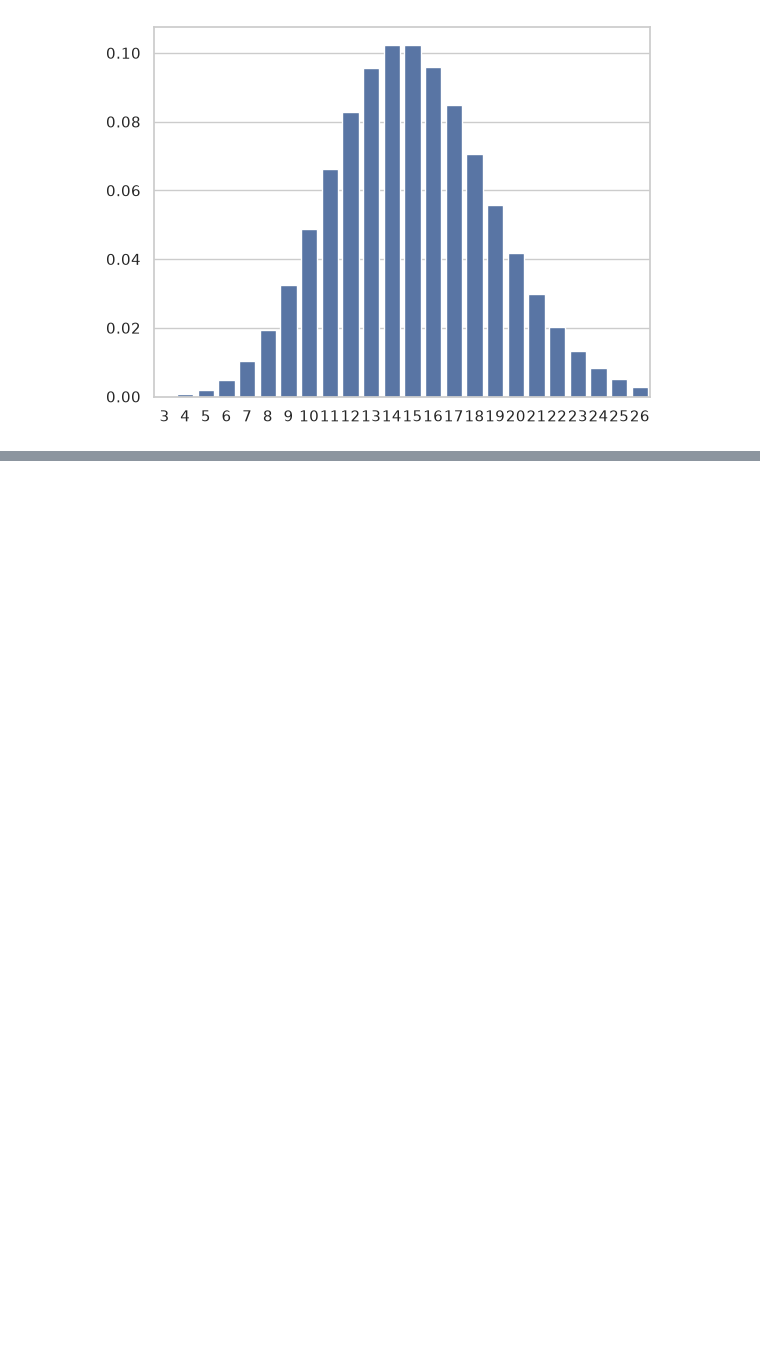
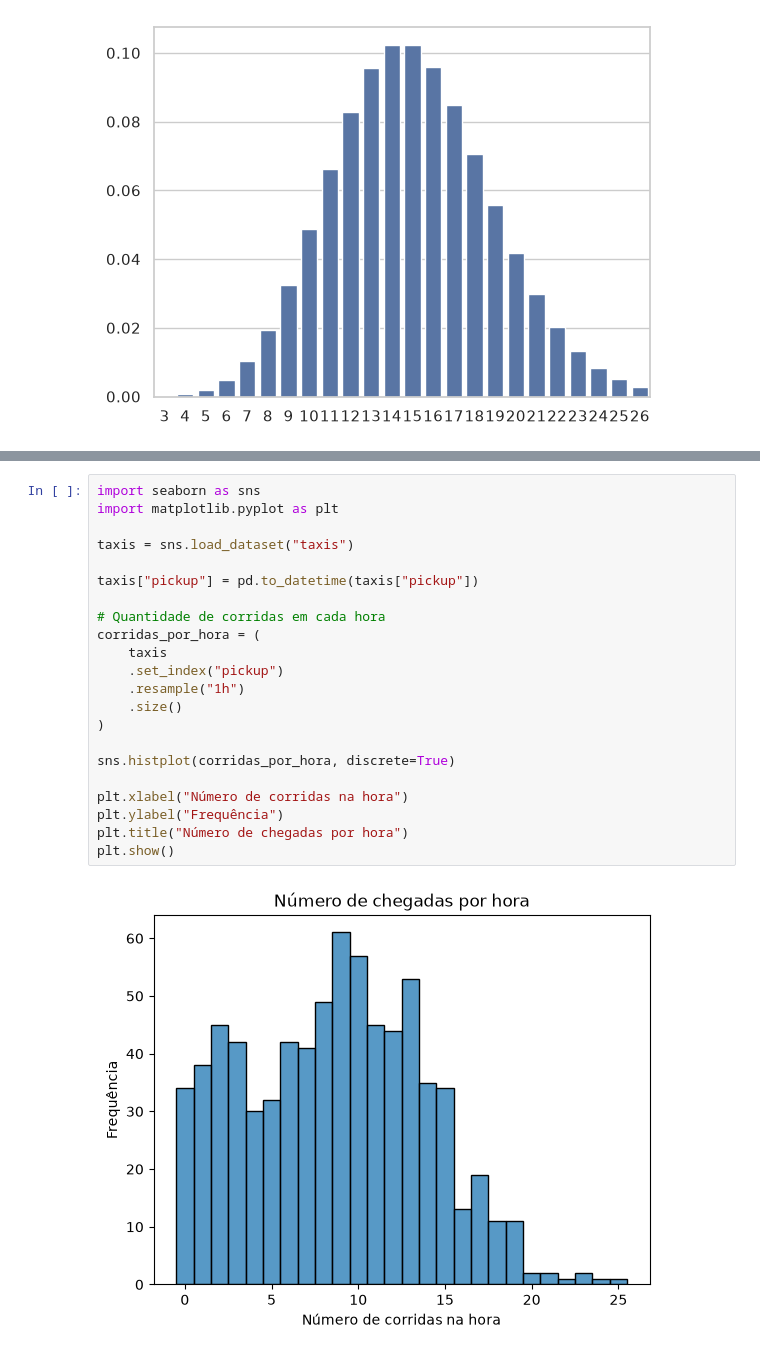
Before and after one commit to meloluvert/xmac02-analise-dados, a Jupyter notebook: distribuicao-poisson/Aula07-poisson.ipynb, the cells around one changed output, grey strips where cells are left out. Drawn from its saved outputs; the diff is of its cells as text; blank space fills up the shorter version.

```diff
--- a/Aula07-poisson.ipynb
+++ b/distribuicao-poisson/Aula07-poisson.ipynb
@@ -180,0 +212,24 @@ plt.show()
+# %%
+import seaborn as sns
+import matplotlib.pyplot as plt
+
+taxis = sns.load_dataset("taxis")
+
+taxis["pickup"] = pd.to_datetime(taxis["pickup"])
+
+# Quantidade de corridas em cada hora
+corridas_por_hora = (
+    taxis
+    .set_index("pickup")
+    .resample("1h")
+    .size()
+)
+
+sns.histplot(corridas_por_hora, discrete=True)
+
+plt.xlabel("Número de corridas na hora")
+plt.ylabel("Frequência")
+plt.title("Número de chegadas por hora")
+plt.show()
+# %% [output]
+[figure, added]
```
Also changed, not shown: parts of 1 cell of this notebook, 24 other files.
